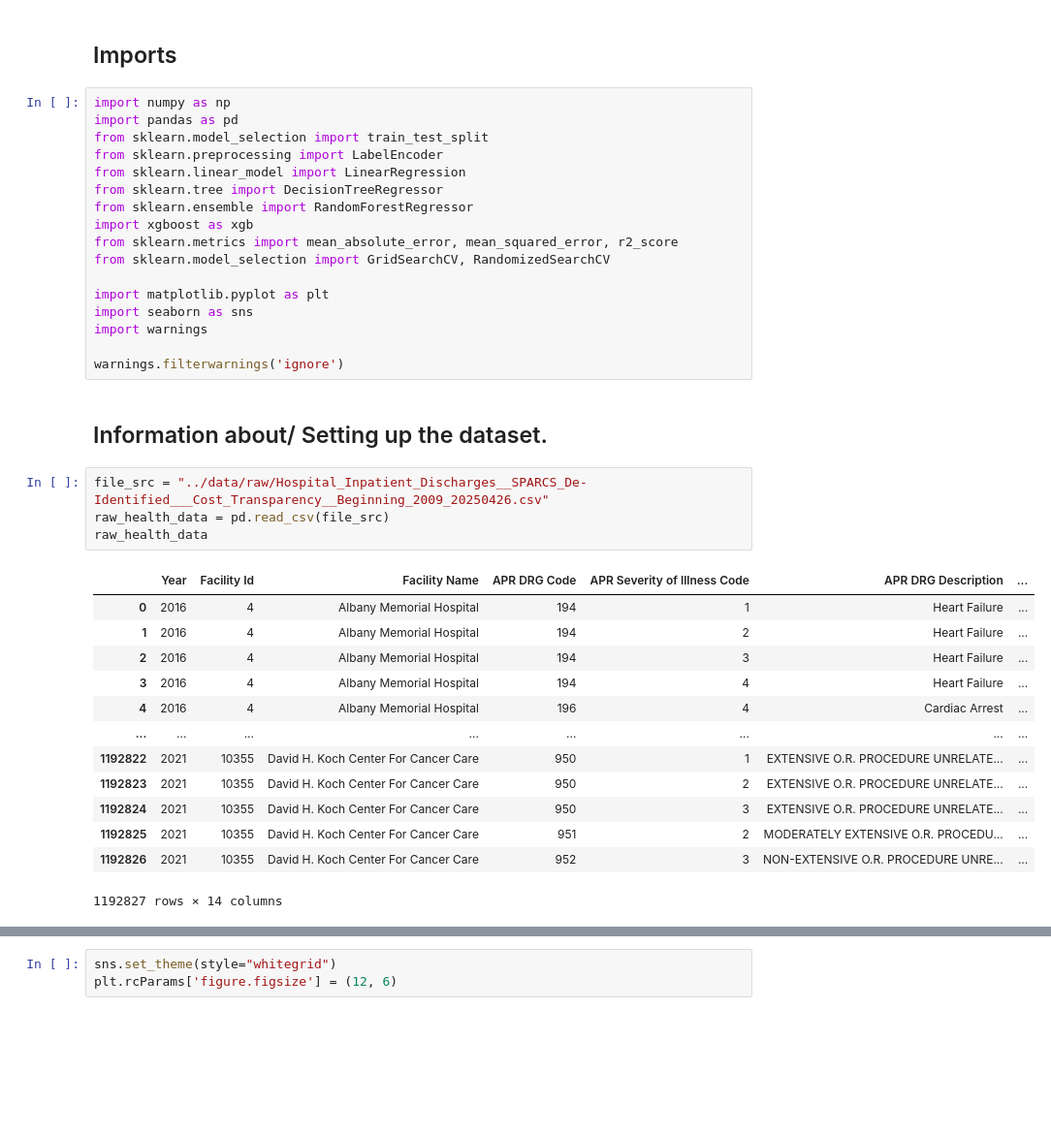
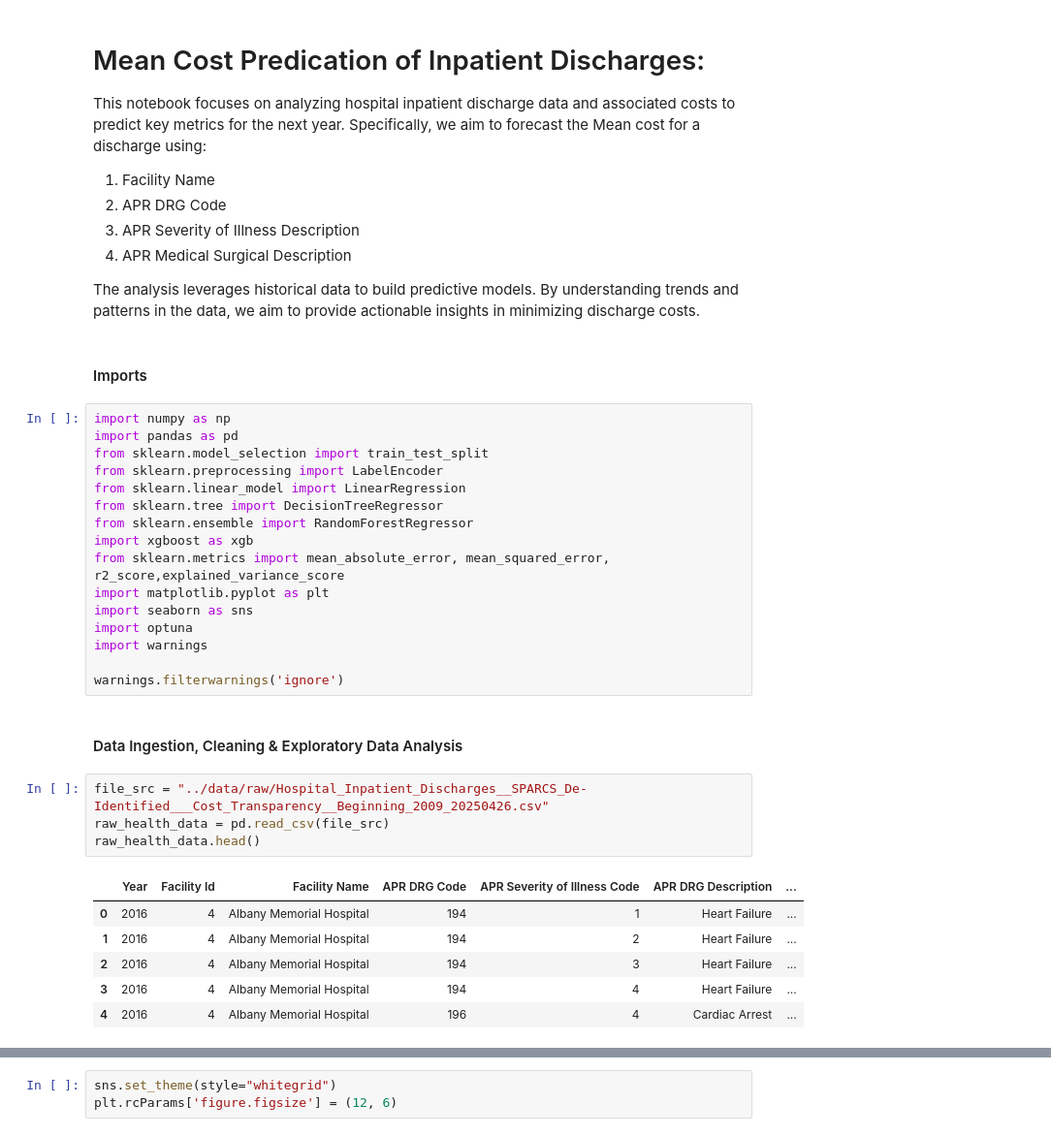
Before and after one commit to AdamSkog/Datathon-DataMed, a Jupyter notebook: notebooks/meancost.ipynb, the cells around one changed output, grey strips where cells are left out. Shown: that part at 97% size. Drawn from its saved outputs; the diff is of its cells as text; blank space fills up the shorter version.

```diff
--- a/notebooks/meancost.ipynb
+++ b/notebooks/meancost.ipynb
@@ -7,5 +1,15 @@
+# %% [markdown]
+# Mean Cost Predication of Inpatient Discharges:
+
+This notebook focuses on analyzing hospital inpatient discharge data and associated costs to predict key metrics for the next year. Specifically, we aim to forecast the Mean cost for a discharge using:
+1. Facility Name
+2. APR DRG Code
+3. APR Severity of Illness Description
+4. APR Medical Surgical Description
+
+The analysis leverages historical data to build predictive models. By understanding trends and patterns in the data, we aim to provide actionable insights in minimizing discharge costs.
 # %% [markdown]
-## Imports
+#### Imports
 # %%
 import numpy as np
 import pandas as pd
@@ -15,34 +19,26 @@ from sklearn.linear_model import LinearRegression
 from sklearn.tree import DecisionTreeRegressor
 from sklearn.ensemble import RandomForestRegressor
 import xgboost as xgb
-from sklearn.metrics import mean_absolute_error, mean_squared_error, r2_score
-from sklearn.model_selection import GridSearchCV, RandomizedSearchCV
-
+from sklearn.metrics import mean_absolute_error, mean_squared_error, r2_score,explained_variance_score
 import matplotlib.pyplot as plt
 import seaborn as sns
+import optuna
 import warnings
 
 warnings.filterwarnings('ignore')
-# %% [markdown]
-## Information about/ Setting up the dataset.
+# %% [markdown]
+#### Data Ingestion, Cleaning & Exploratory Data Analysis
 # %%
 file_src = "../data/raw/Hospital_Inpatient_Discharges__SPARCS_De-Identified___Cost_Transparency__Beginning_2009_20250426.csv"
 raw_health_data = pd.read_csv(file_src)
-raw_health_data
+raw_health_data.head()
 # %% [output]
 |  | Year | Facility Id | Facility Name | APR DRG Code | APR Severity of Illness Code | APR DRG Description | ... |
 | 0 | 2016 | 4 | Albany Memorial Hospital | 194 | 1 | Heart Failure | ... |
 | 1 | 2016 | 4 | Albany Memorial Hospital | 194 | 2 | Heart Failure | ... |
 | 2 | 2016 | 4 | Albany Memorial Hospital | 194 | 3 | Heart Failure | ... |
 | 3 | 2016 | 4 | Albany Memorial Hospital | 194 | 4 | Heart Failure | ... |
 | 4 | 2016 | 4 | Albany Memorial Hospital | 196 | 4 | Cardiac Arrest | ... |
-| ... | ... | ... | ... | ... | ... | ... | ... |
-| 1192822 | 2021 | 10355 | David H. Koch Center For Cancer Care | 950 | 1 | EXTENSIVE O.R. PROCEDURE UNRELATE... | ... |
-| 1192823 | 2021 | 10355 | David H. Koch Center For Cancer Care | 950 | 2 | EXTENSIVE O.R. PROCEDURE UNRELATE... | ... |
-| 1192824 | 2021 | 10355 | David H. Koch Center For Cancer Care | 950 | 3 | EXTENSIVE O.R. PROCEDURE UNRELATE... | ... |
-| 1192825 | 2021 | 10355 | David H. Koch Center For Cancer Care | 951 | 2 | MODERATELY EXTENSIVE O.R. PROCEDU... | ... |
-| 1192826 | 2021 | 10355 | David H. Koch Center For Cancer Care | 952 | 3 | NON-EXTENSIVE O.R. PROCEDURE UNRE... | ... |
-1192827 rows × 14 columns
 # %%
 # Dataset Information
 print(raw_health_data.info())
```
Also changed, not shown: parts of 31 cells of this notebook.
